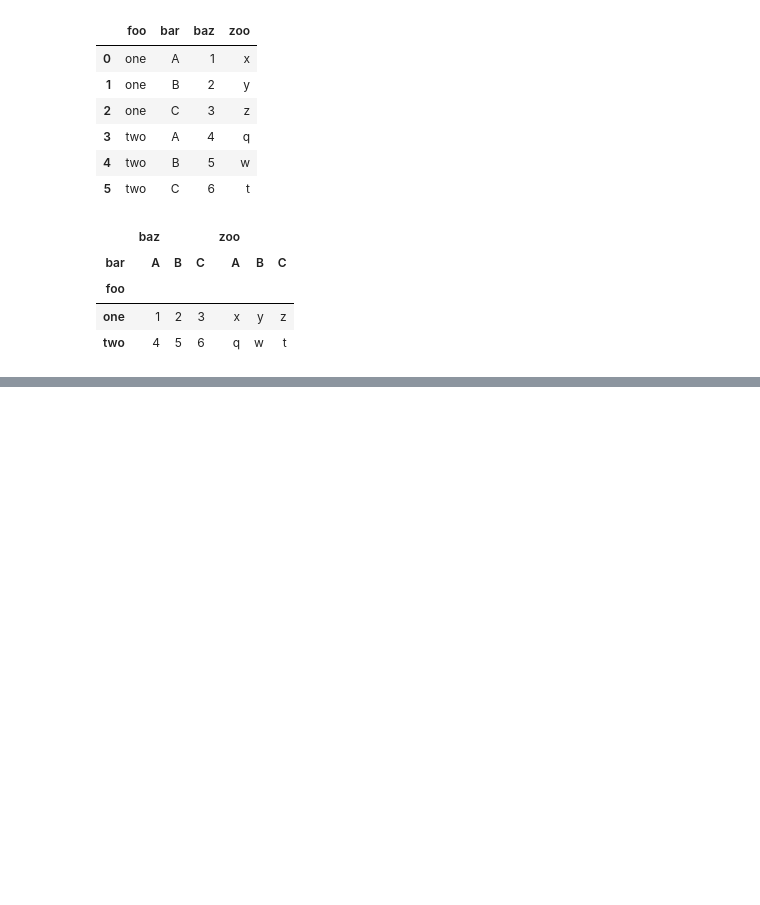
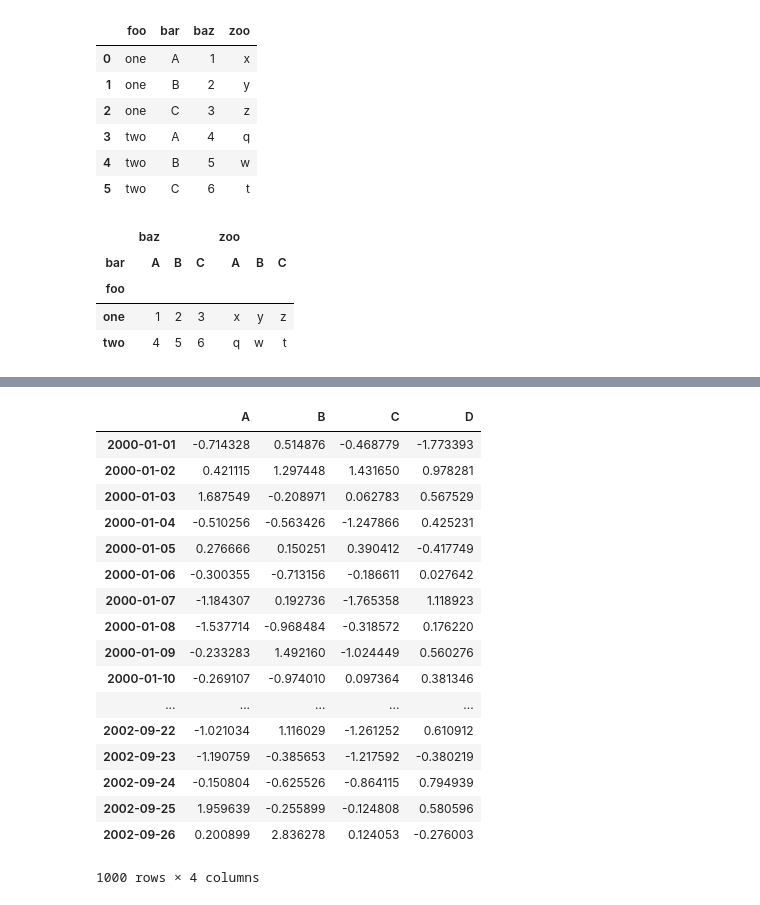
Before and after one commit to scarleatt/Hands-On-Machine-Learning, a Jupyter notebook: Hands-On-TensorFlow/Chapter01/test.ipynb, the cells around one changed output, grey strips where cells are left out. Drawn from its saved outputs; the diff is of its cells as text; code cells hidden in the pictures; blank space fills up the shorter version.

```diff
--- a/Hands-On-TensorFlow/Chapter01/test.ipynb
+++ b/Hands-On-TensorFlow/Chapter01/test.ipynb
@@ -30,0 +1058,21 @@ df.pivot(index="foo", columns="bar")
+# %%
+df
+# %% [output]
+|  | A | B | C | D |
+| 2000-01-01 | -0.714328 | 0.514876 | -0.468779 | -1.773393 |
+| 2000-01-02 | 0.421115 | 1.297448 | 1.431650 | 0.978281 |
+| 2000-01-03 | 1.687549 | -0.208971 | 0.062783 | 0.567529 |
+| 2000-01-04 | -0.510256 | -0.563426 | -1.247866 | 0.425231 |
+| 2000-01-05 | 0.276666 | 0.150251 | 0.390412 | -0.417749 |
+| 2000-01-06 | -0.300355 | -0.713156 | -0.186611 | 0.027642 |
+| 2000-01-07 | -1.184307 | 0.192736 | -1.765358 | 1.118923 |
+| 2000-01-08 | -1.537714 | -0.968484 | -0.318572 | 0.176220 |
+| 2000-01-09 | -0.233283 | 1.492160 | -1.024449 | 0.560276 |
+| 2000-01-10 | -0.269107 | -0.974010 | 0.097364 | 0.381346 |
+| ... | ... | ... | ... | ... |
+| 2002-09-22 | -1.021034 | 1.116029 | -1.261252 | 0.610912 |
+| 2002-09-23 | -1.190759 | -0.385653 | -1.217592 | -0.380219 |
+| 2002-09-24 | -0.150804 | -0.625526 | -0.864115 | 0.794939 |
+| 2002-09-25 | 1.959639 | -0.255899 | -0.124808 | 0.580596 |
+| 2002-09-26 | 0.200899 | 2.836278 | 0.124053 | -0.276003 |
+1000 rows × 4 columns
```
Also changed, not shown: parts of 151 cells of this notebook, 3 other files.
